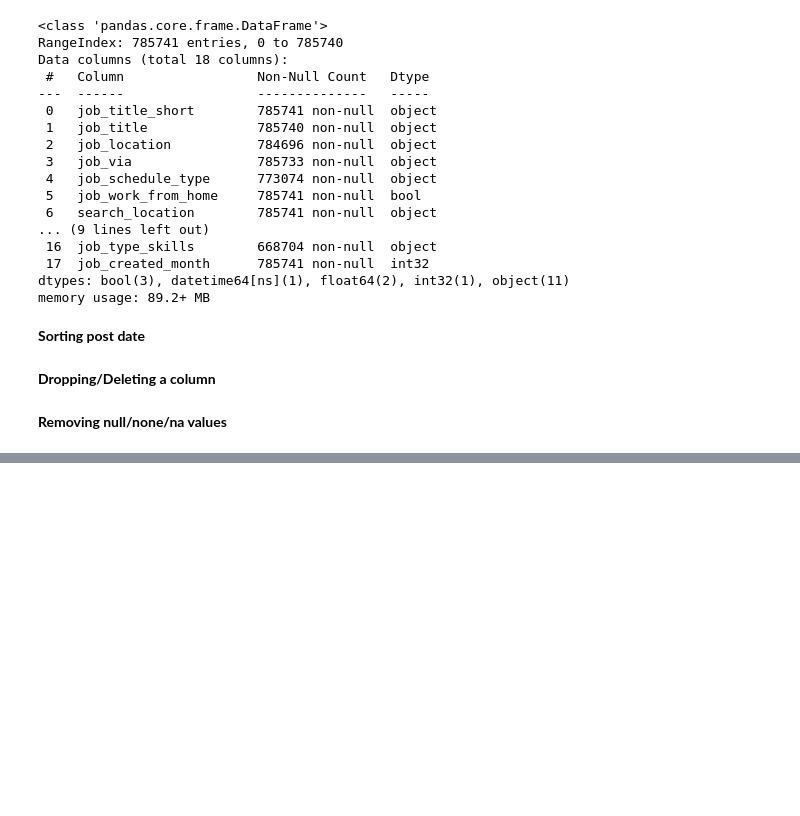
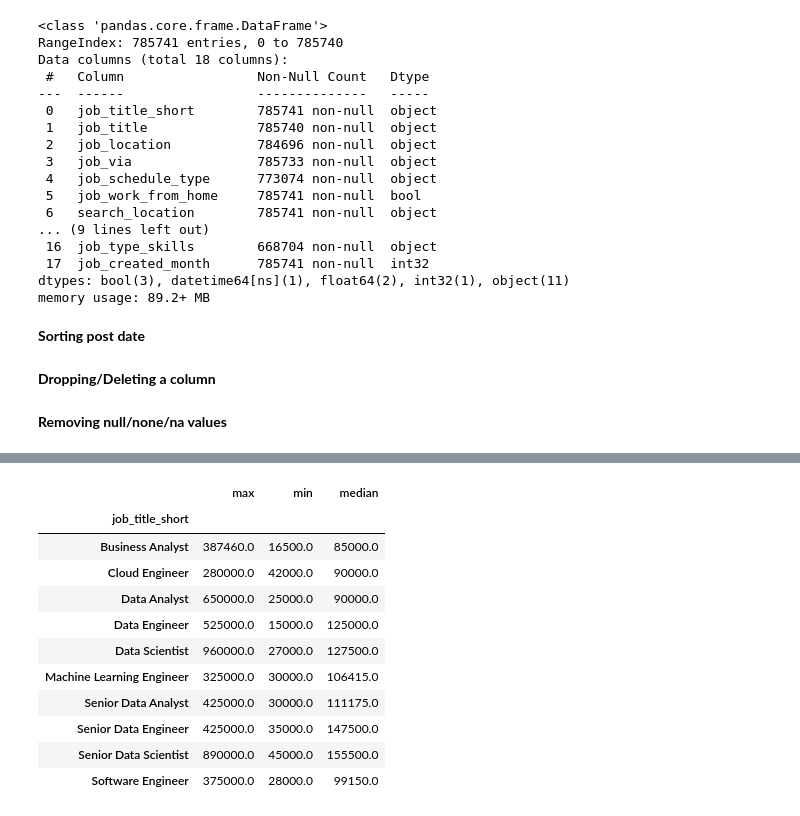
Before and after one commit to okiromosh/Learning-Python-Data, a Jupyter notebook: Python_Pandas.ipynb, the cells around one changed output, grey strips where cells are left out. Drawn from its saved outputs; the diff is of its cells as text; code cells hidden in the pictures; blank space fills up the shorter version.

```diff
--- a/Python_Pandas.ipynb
+++ b/Python_Pandas.ipynb
@@ -324,0 +386,15 @@ memory usage: 2.5+ MB
+# %%
+df.groupby('job_title_short')['salary_year_avg'].agg(['max','min','median'])
+# %% [output]
+|  | max | min | median |
+| job_title_short |  |  |  |
+| Business Analyst | 387460.0 | 16500.0 | 85000.0 |
+| Cloud Engineer | 280000.0 | 42000.0 | 90000.0 |
+| Data Analyst | 650000.0 | 25000.0 | 90000.0 |
+| Data Engineer | 525000.0 | 15000.0 | 125000.0 |
+| Data Scientist | 960000.0 | 27000.0 | 127500.0 |
+| Machine Learning Engineer | 325000.0 | 30000.0 | 106415.0 |
+| Senior Data Analyst | 425000.0 | 30000.0 | 111175.0 |
+| Senior Data Engineer | 425000.0 | 35000.0 | 147500.0 |
+| Senior Data Scientist | 890000.0 | 45000.0 | 155500.0 |
+| Software Engineer | 375000.0 | 28000.0 | 99150.0 |
```
Also changed, not shown: parts of 14 cells of this notebook.
